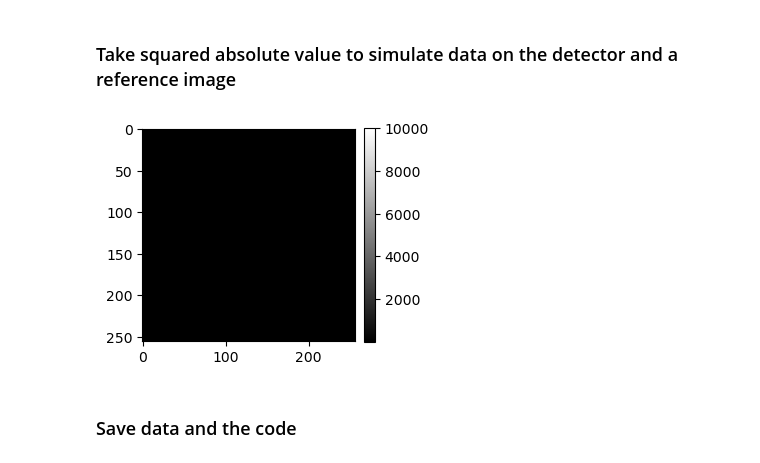
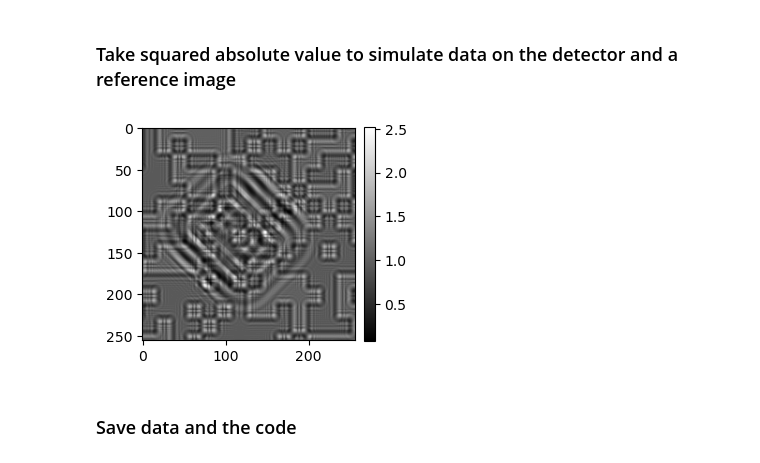
Before and after one commit to nikitinvv/holotomocupy, a Jupyter notebook: coded_apertures/3d_ald/figs_paper/modeling_codes.ipynb, the cells around one changed output. Drawn from its saved outputs; the diff is of its cells as text; code cells hidden in the pictures.

Commit message:
add figure plots

```diff
--- a/coded_apertures/3d_ald/figs_paper/modeling_codes.ipynb
+++ b/coded_apertures/3d_ald/figs_paper/modeling_codes.ipynb
@@ -116,7 +116,7 @@ from scipy import ndimage
 # fu = np.fft.fftshift(np.fft.fftn(np.fft.fftshift(u0)))
 # u0 = np.fft.fftshift(np.fft.ifftn(np.fft.fftshift(fu*v))).real
 # u0[u0 < 0] = 0
-# u0 = u0*(-1*1e-6+1j*1e-8)/3
+# u0 = u0*(-1*1e-6+1j*1e-8)/1.5
 # u = u0.astype('complex64')
 
 # !mkdir -p data
@@ -124,6 +124,7 @@ from scipy import ndimage
 
 # if exist then load and comment the above
 u = np.load('data/u.npy').astype('complex64')
+u = np.pad(u,((pad,pad),(pad,pad),(pad,pad)))
 
 mshow_complex(u[:, n//2],show)
 mshow_complex(u[n//2],show)
@@ -149,4 +150,29 @@ mshow_polar(psi[0],show)
 # %% [markdown]
 ## Use prb==1 for this test
 # %%
-prb = np.ones([1,n+2*pad,n+2*pad],dtype='complex64')
+# !wget -nc https://g-110014.fd635.8443.data.globus.org/holotomocupy/examples_synthetic/data/prb_id16a/prb_abs_2048.tiff -P ../data/prb_id16a
+# !wget -nc https://g-110014.fd635.8443.data.globus.org/holotomocupy/examples_synthetic/data/prb_id16a/prb_phase_2048.tiff -P ../data/prb_id16a
+
+prb_abs = read_tiff(f'../data/prb_id16a/prb_abs_2048.tiff')[0:1]
+prb_phase = read_tiff(f'../data/prb_id16a/prb_phase_2048.tiff')[0:1]
+prb = prb_abs*np.exp(1j*prb_phase).astype('complex64')
+
+
+for k in range(2):
+    prb = prb[:, ::2]+prb[:, 1::2]
+    prb = prb[:, :, ::2]+prb[:, :, 1::2]/4
+
+prb = prb[:, 128-pad:-128+pad, 128-pad:-128+pad]
+prb /= np.mean(np.abs(prb))
+
+
+mshow_polar(prb[0])
+
+v = np.arange(-(n+2*pad)//2,(n+2*pad)//2)/(n+2*pad)
+[vx,vy] = np.meshgrid(v,v)
+v=np.exp(-5*(vx**2+vy**2))
+prb = np.fft.fftshift(np.fft.fftn(np.fft.fftshift(prb)))
+prb = np.fft.fftshift(np.fft.ifftn(np.fft.fftshift(prb*v)))
+prb = prb.astype('complex64')
+# prb[:]=1
+mshow_polar(prb[0])
@@ -158,7 +187,7 @@ import xraylib
 import scipy.ndimage as ndimage
 
 # thickness of the coded aperture
-code_thickness = 1e-6 #in m
+code_thickness = 1.5e-6 #in m
 # feature size
 ill_feature_size = 1e-6 #in m
 
@@ -225,15 +254,15 @@ def _fwd_holo(psi, shifts_code, code, prb):
         # crop the code
         coder = coder[:, ne-n//2-pad:ne+n//2+pad, ne-n//2-pad:ne+n//2+pad]
 
-        # multiply the code and ill
-        prbr *= coder
         # propagate illumination
-        prbr = G(prbr, wavelength, voxelsize, distances2[i])
+        coder = G(coder, wavelength, voxelsize, distances2[i])
 
         psir = psi.copy()
 
         # multiply the ill and object
         psir *= prbr
+        # multiply the object and code
+        psir *= coder
         # propagate both
         psir = G(psir, wavelength, voxelsize, distances[i])
         # psir = cp.fft.fftshift(cp.fft.fft2(cp.fft.fftshift(psir)))
@@ -252,7 +281,7 @@ fpsi = fwd_holo(psi, prb)
 # %%
 data = np.abs(fpsi)**2
 # show a data example
-mshow(data[0,0],show,vmax=10000)
+mshow(data[0,0],show)
 # %% [output]
-[figure, old version]
+[figure, new version]
 # %%
```
Also changed, not shown: parts of 11 cells of this notebook, 2 other files.
